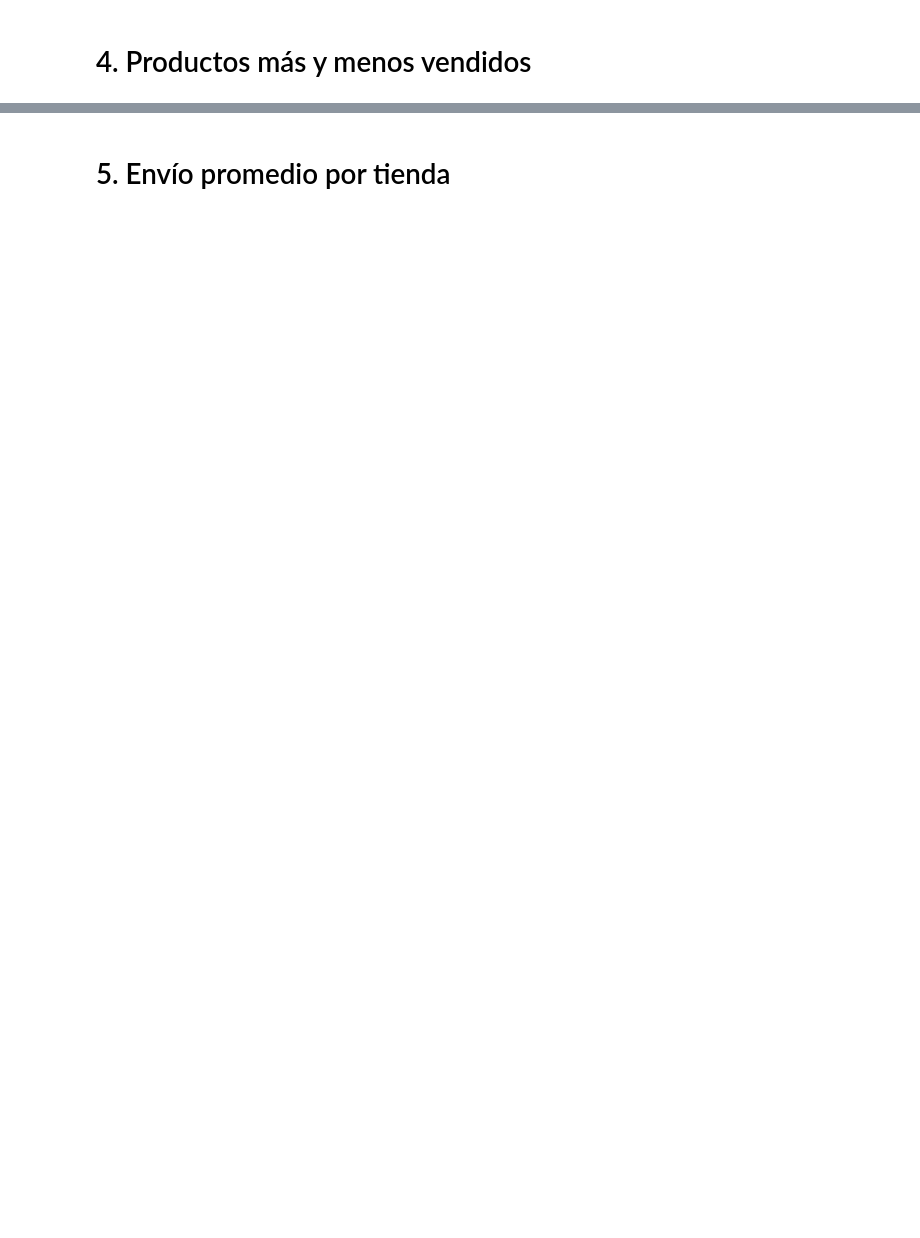
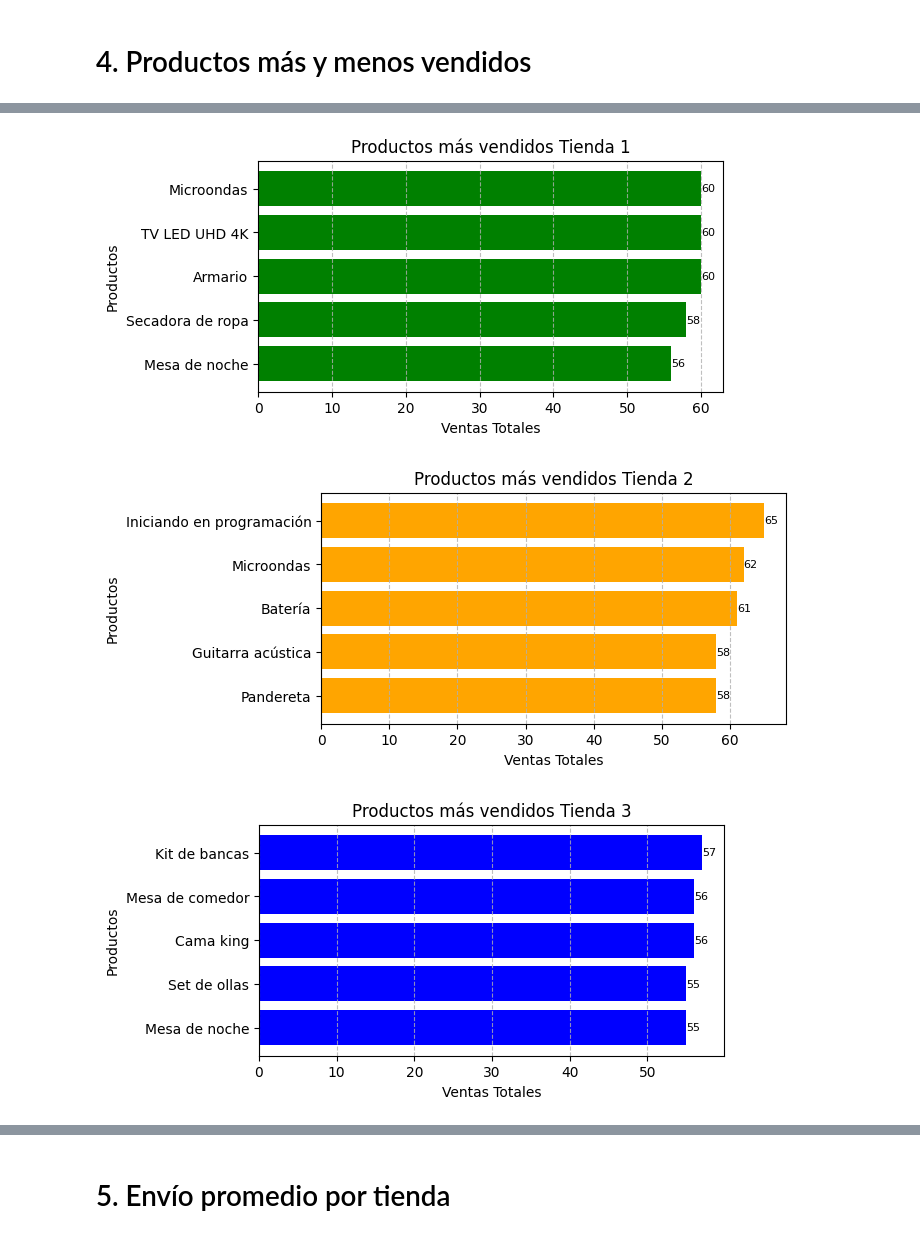
Before and after one commit to maximo-he/Challenge-Alura-Store, a Jupyter notebook: AluraStoreLatam.ipynb, the cells around one changed output, grey strips where cells are left out. Saved outputs shown, nothing was run; the diff lists cells and outputs as text; code cells hidden in the pictures; blank space fills up the shorter version.

```diff
--- a/AluraStoreLatam.ipynb
+++ b/AluraStoreLatam.ipynb
@@ -101,2 +111,75 @@ Calificación promedio tienda 4: 4.00.
 # %% [markdown]
 # 4. Productos más y menos vendidos
+# %%
+#Productos más vendidos
+top5_tienda1 = tienda["Producto"].value_counts().head(5)
+print(f'Productos más vendidos Tienda 1')
+print(top5_tienda1)
+print('\n')
+
+plt.figure(figsize=(6, 3))
+barras = plt.barh(top5_tienda1.index, top5_tienda1.values, color='Green')
+plt.title('Productos más vendidos Tienda 1')
+plt.xlabel('Ventas Totales')
+plt.ylabel('Productos')
+plt.grid(axis='x', linestyle='--', alpha=0.8)
+plt.gca().invert_yaxis()
+#Agrega etiquetas Tienda 1
+for barra in barras:
+  valorx = barra.get_width()
+  plt.text(valorx, barra.get_y() + barra.get_height()/2, f"{valorx:,.0f}", va='center', fontsize=8)
+
+#Productos más vendidos Tienda 2
+top5_tienda2 = tienda2["Producto"].value_counts().head(5)
+print(f'Productos más vendidos Tienda 2')
+print(top5_tienda2)
+print('\n')
+
+plt.figure(figsize=(6, 3))
+barras = plt.barh(top5_tienda2.index, top5_tienda2.values, color='Orange')
+plt.title('Productos más vendidos Tienda 2')
+plt.xlabel('Ventas Totales')
+plt.ylabel('Productos')
+plt.grid(axis='x', linestyle='--', alpha=0.8)
+plt.gca().invert_yaxis()
+#Agrega etiquetas Tienda 2
+for barra in barras:
+  valorx = barra.get_width()
+  plt.text(valorx, barra.get_y() + barra.get_height()/2, f"{valorx:,.0f}", va='center', fontsize=8)
+
+#Productos más vendidos Tienda 3
+top5_tienda3 = tienda3["Producto"].value_counts().head(5)
+print(f'Productos más vendidos Tienda 3')
+print(top5_tienda3)
+print('\n')
+
+plt.figure(figsize=(6, 3))
+barras = plt.barh(top5_tienda3.index, top5_tienda3.values, color='Blue')
+plt.title('Productos más vendidos Tienda 3')
+plt.xlabel('Ventas Totales')
+plt.ylabel('Productos')
+plt.grid(axis='x', linestyle='--', alpha=0.8)
+plt.gca().invert_yaxis()
+#Agrega etiquetas Tienda 3
+for barra in barras:
+  valorx = barra.get_width()
+  plt.text(valorx, barra.get_y() + barra.get_height()/2, f"{valorx:,.0f}", va='center', fontsize=8)
+
+#Productos más vendidos Tienda 4
+top5_tienda4 = tienda4["Producto"].value_counts().head(5)
+print(f'Productos más vendidos Tienda 4')
+print(top5_tienda4)
+print('\n')
+
+plt.figure(figsize=(6, 3))
+barras = plt.barh(top5_tienda4.index, top5_tienda4.values, color='Yellow')
+plt.title('Productos más vendidos Tienda 4')
+plt.xlabel('Ventas Totales')
+plt.ylabel('Productos')
+plt.grid(axis='x', linestyle='--', alpha=0.8)
+plt.gca().invert_yaxis()
+#Agrega etiquetas Tienda 4
+for barra in barras:
+  valorx = barra.get_width()
+  plt.text(valorx, barra.get_y() + barra.get_height()/2, f"{valorx:,.0f}", va='center', fontsize=8)
+# %% [output]
@@ -102,0 +203,3 @@ Calificación promedio tienda 4: 4.00.
+[figure, added]
+[figure, added]
+[figure, added]
```
Also changed, not shown: parts of 4 cells of this notebook.
